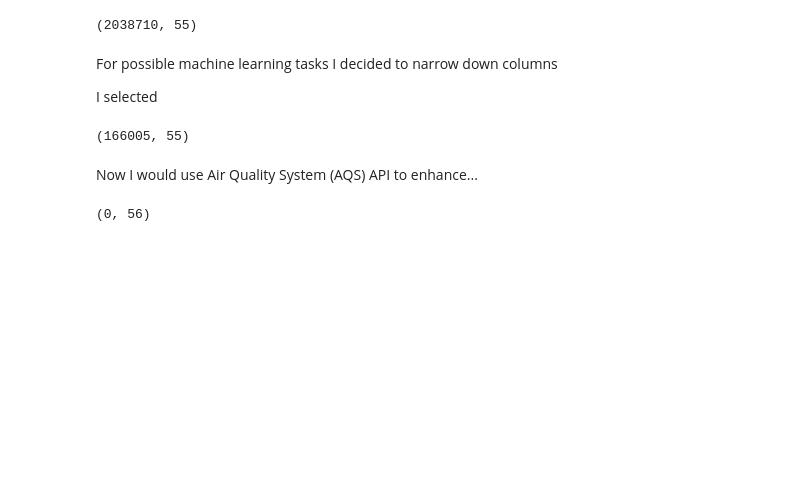
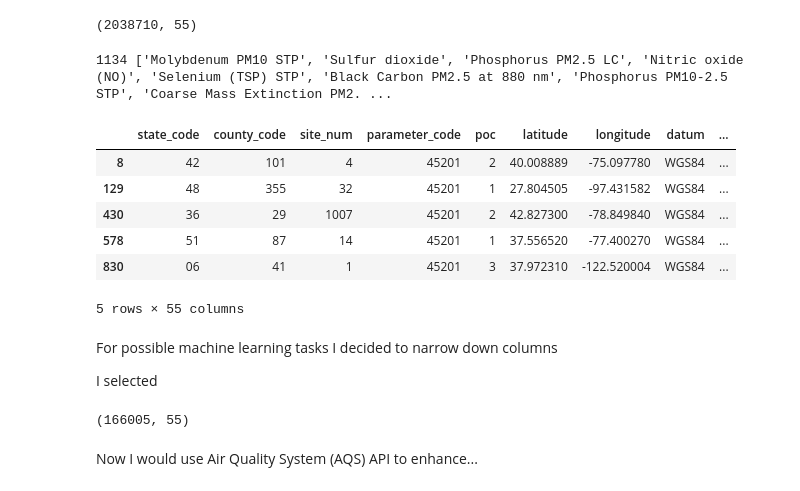
Before and after one commit to VictorPakholkov/data_collection, a Jupyter notebook: API_aqs.ipynb, the cells around one changed output. Drawn from its saved outputs; the diff is of its cells as text; code cells hidden in the pictures; blank space fills up the shorter version.

```diff
--- a/API_aqs.ipynb
+++ b/API_aqs.ipynb
@@ -21,19 +22,39 @@ data_historic.head(5)
 data_historic.shape
 # %% [output]
 (2038710, 55)
+# %%
+parameter_names = list(data_historic.parameter_name.unique())
+print(len(parameter_names), parameter_names)
+# %% [output]
+1134 ['Molybdenum PM10 STP', 'Sulfur dioxide', 'Phosphorus PM2.5 LC', 'Nitric oxide (NO)', 'Selenium (TSP) STP', 'Black Carbon PM2.5 at 880 nm', 'Phosphorus PM10-2.5 STP', 'Coarse Mass Extinction PM2. ...
+# %%
+filtered_historic = data_historic[data_historic['parameter_code'] == 45201]
+filtered_historic.head()
+# %% [output]
+|  | state_code | county_code | site_num | parameter_code | poc | latitude | longitude | datum | ... |
+| 8 | 42 | 101 | 4 | 45201 | 2 | 40.008889 | -75.097780 | WGS84 | ... |
+| 129 | 48 | 355 | 32 | 45201 | 1 | 27.804505 | -97.431582 | WGS84 | ... |
+| 430 | 36 | 29 | 1007 | 45201 | 2 | 42.827300 | -78.849840 | WGS84 | ... |
+| 578 | 51 | 87 | 14 | 45201 | 1 | 37.556520 | -77.400270 | WGS84 | ... |
+| 830 | 06 | 41 | 1 | 45201 | 3 | 37.972310 | -122.520004 | WGS84 | ... |
+5 rows × 55 columns
 # %% [markdown]
 For possible machine learning tasks I decided to narrow down columns
 
 I selected
-# %%
-filtered_historic = data_historic[data_historic['parameter_name'] == 'Ozone']
-filtered_historic.shape
-# %% [output]
-(166005, 55)
+# %%
+filtered_historic = data_historic[data_historic['parameter_name'] == 'Ozone']
+params_list = ["12103", "12105", "12110", "12112", "12115", "12128", "12132", "12136", "14115", "43218", "43502", "43503", "43505",
+         "43509", "43802", "43803", "43804", "43815", "43817", "43818", "43824", "43829", "43830", "43831", "43843", "43860",
+         "45201", "82103", "82105", "82110", "82112", "82128","82132","82136","82142","88103","88105","88110","88112","88128",
+         "88132", "88136"]
+filtered_historic.shape
+# %% [output]
+(166005, 55)
 # %% [markdown]
 Now I would use Air Quality System (AQS) API to enhance...
 # %%
-data_modern = data_historic.drop(data_historic.index)
+# data_modern = data_historic.drop(data_historic.index)
 data_modern = pd.DataFrame(columns=['state_code','county_code','site_number','parameter_code','poc','latitude','longitude', 'datum',
                                    'parameter', 'sample_duration_code', 'sample_duration', 'pollutant_standard', 'metric_used',
                                    'method', 'year', 'units_of_measure', 'event_type', 'observation_count', 'observation_percent',
@@ -45,8 +66,6 @@ data_modern = pd.DataFrame(columns=['state_code','county_code','site_number','pa
                                    'second_max_n_o_datetime', 'ninety_ninth_percentile', 'ninety_eighth_percentile', 'ninety_fifth_percentile',
                                    'ninetieth_percentile', 'seventy_fifth_percentile', 'fiftieth_percentile', 'tenth_percentile', 'local_site_name',
                                    'site_address', 'state', 'county', 'city', 'cbsa_code', 'cbsa', 'date_of_last_change'])
-# %% [output]
-(0, 56)
 # %%
 key = 'sandgoose35'
 email = 'VictorPakholkov@outlook.com'
```
Also changed, not shown: parts of 7 cells of this notebook.
